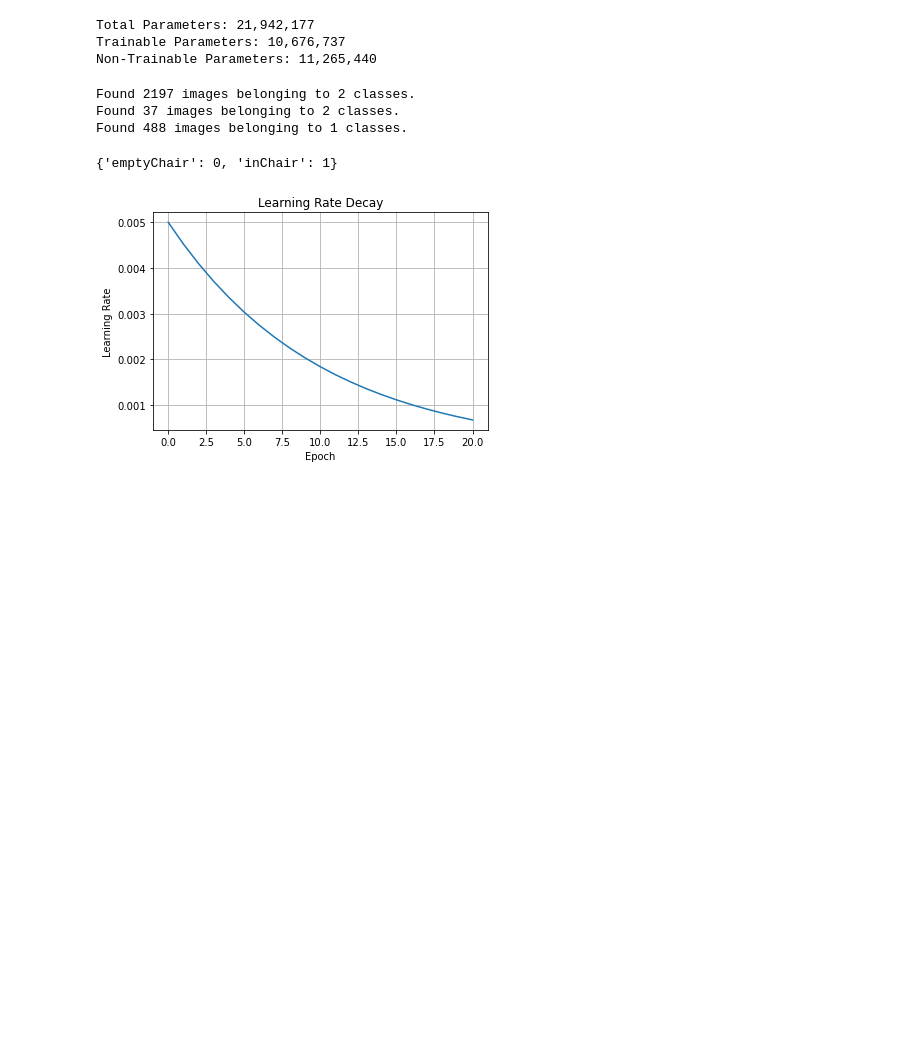
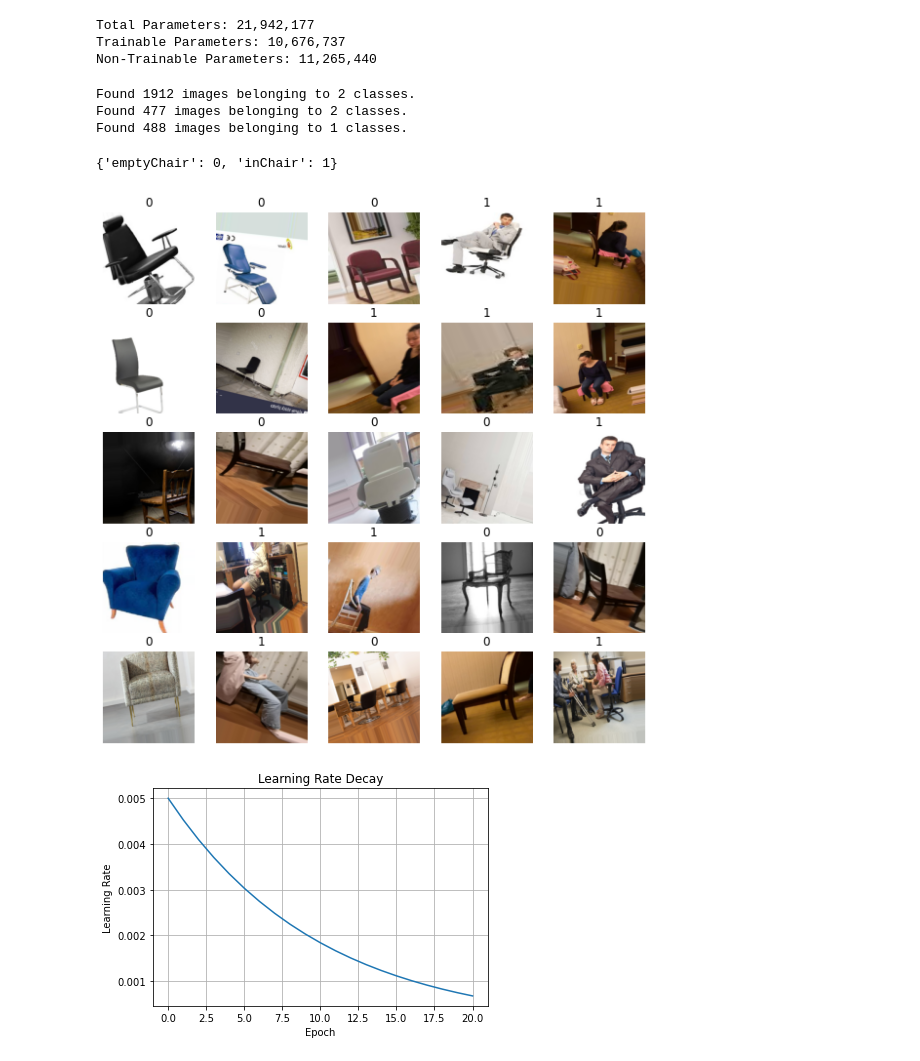
Before and after one commit to brandonshih/chair, a Jupyter notebook: Model.ipynb, the cells around one changed output. Cells and saved outputs as stored; diff of their text form; code cells hidden in the pictures; blank space fills up the shorter version.

```diff
--- a/Model.ipynb
+++ b/Model.ipynb
@@ -129,7 +128,8 @@ Trainable Parameters: 10,676,737
 Non-Trainable Parameters: 11,265,440
 # %%
 if config.DATA_AUG_ON:
-    train_datagen = ImageDataGenerator(preprocessing_function = preprocess_input,
+    train_datagen = ImageDataGenerator(rescale = 1./255.,
+                                       validation_split = 0.2,
                                        rotation_range = config.DATA_AUG_ROTATE,
                                        horizontal_flip = config.DATA_AUG_FLIP,
                                        width_shift_range = config.DATA_AUG_WIDTH_SHIFT,
@@ -138,10 +138,11 @@ if config.DATA_AUG_ON:
                                        shear_range = config.DATA_AUG_SHEAR)
 
 else:
-    train_datagen = ImageDataGenerator(preprocessing_function = preprocess_input)
+    train_datagen = ImageDataGenerator(rescale = 1./255.,
+                                       validation_split = 0.2)
 
-valid_datagen = ImageDataGenerator(preprocessing_function = preprocess_input)
-test_datagen = ImageDataGenerator(preprocessing_function = preprocess_input)
+valid_datagen = ImageDataGenerator(rescale = 1./255.)
+test_datagen = ImageDataGenerator(rescale = 1./255.)
 
 train_generator = train_datagen.flow_from_directory('C:\\Users\\user\\chair_model\\training',
                                               target_size = (299, 299),
@@ -150,22 +151,24 @@ train_generator = train_datagen.flow_from_directory('C:\\Users\\user\\chair_mode
                                               batch_size = config.MODEL_TRAIN_BATCH_SIZE,
                                               seed = 724,
                                               class_mode = 'binary',
-                                              shuffle = False)
+                                              subset = 'training',
+                                              shuffle = True)
 
-validation_generator = valid_datagen.flow_from_directory('C:\\Users\\user\\chair_model\\valid',
+validation_generator = train_datagen.flow_from_directory('C:\\Users\\user\\chair_model\\training',
                                               target_size = (299, 299),
                                               color_mode = 'rgb',
                                               classes = ['emptyChair', 'inChair'],
                                               batch_size = config.MODEL_TRAIN_BATCH_SIZE,
                                               seed = 724,
                                               class_mode = 'binary',
+                                              subset = 'validation',
                                               shuffle = False)
 
 test_generator = test_datagen.flow_from_directory('C:\\Users\\user\\chair_model\\labVideos',
                                               target_size = (299, 299),
                                               color_mode = 'rgb',
+                                              seed = 724,
                                               batch_size = 1,
-                                              seed = 724,
                                               class_mode = None,
                                               shuffle = False)
 
@@ -175,10 +178,23 @@ STEP_SIZE_TEST = test_generator.n//test_generator.batch_size
 
 train_generator.class_indices
 # %% [output]
-Found 2197 images belonging to 2 classes.
-Found 37 images belonging to 2 classes.
+Found 1912 images belonging to 2 classes.
+Found 477 images belonging to 2 classes.
 Found 488 images belonging to 1 classes.
 {'emptyChair': 0, 'inChair': 1}
+# %%
+def show_batch(image, label):
+    plt.figure(figsize = (10,10))
+    for n in range(25):
+        ax = plt.subplot(5,5,n+1)
+        plt.title(int(label[n]))
+        plt.imshow(image[n])
+        plt.axis('off')
+# %%
+image_batch, label_batch = train_generator.next()
+show_batch(image_batch, label_batch)
+# %% [output]
+[figure, added]
 # %%
 model.compile(optimizer = Adam(lr = config.MODEL_TRAIN_LEARN_RATE[0]),
               loss = losses.BinaryCrossentropy(),
```
Also changed, not shown: parts of 16 cells of this notebook.
